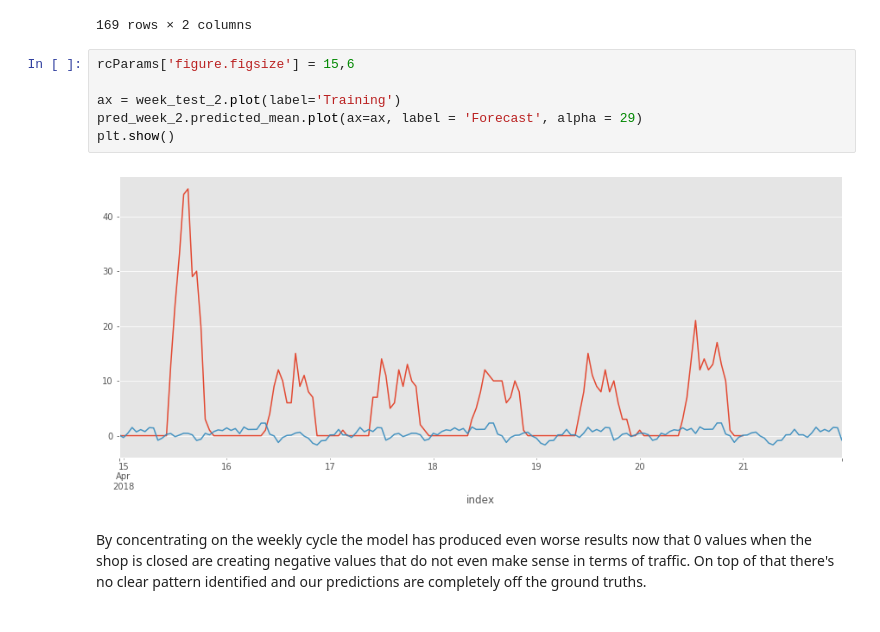
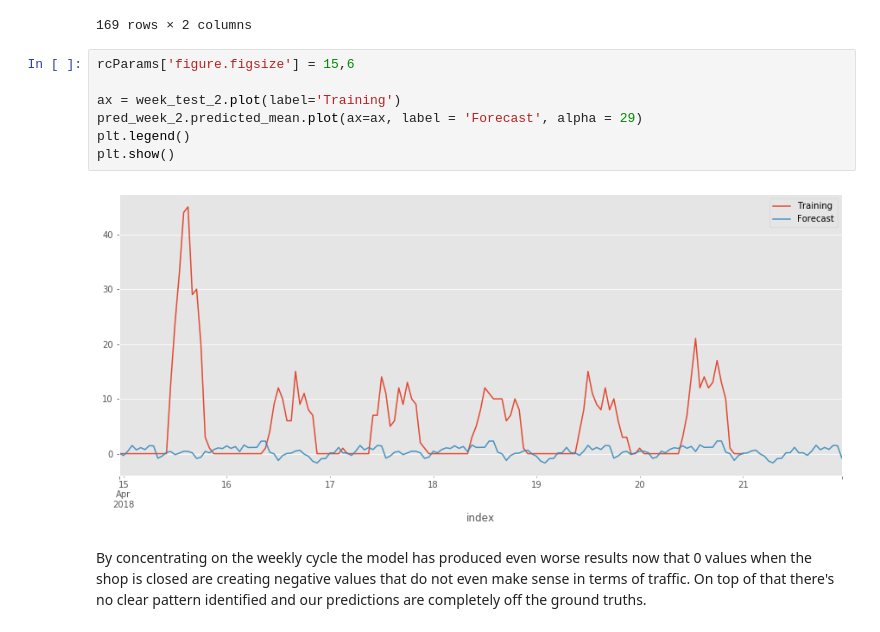
Before and after one commit to matteomm/sales-traffic-us-store, a Jupyter notebook: notebooks/modelling_traffic.ipynb, the cells around one changed output. Cells and saved outputs as stored; diff of their text form.

```diff
--- a/notebooks/modelling_traffic.ipynb
+++ b/notebooks/modelling_traffic.ipynb
@@ -561,11 +563,12 @@ pred_conf_week
 # %%
 rcParams['figure.figsize'] = 15,6
 
 ax = week_test_2.plot(label='Training')
 pred_week_2.predicted_mean.plot(ax=ax, label = 'Forecast', alpha = 29)
+plt.legend()
 plt.show()
 # %% [output]
-[figure, old version]
+[figure, new version]
 # %% [markdown]
 By concentrating on the weekly cycle the model has produced even worse results now that 0 values when the shop is closed are creating negative values that do not even make sense in terms of traffic. On top of that there's no clear pattern identified and our predictions are completely off the ground truths.
 # %%
```
Also changed, not shown: parts of 4 cells of this notebook, 6 other files.
